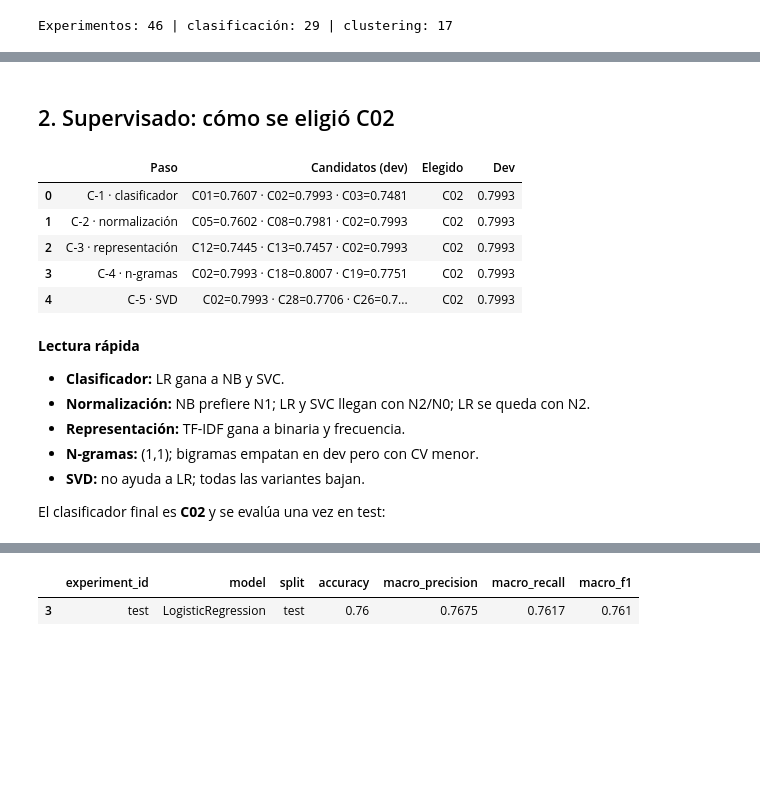
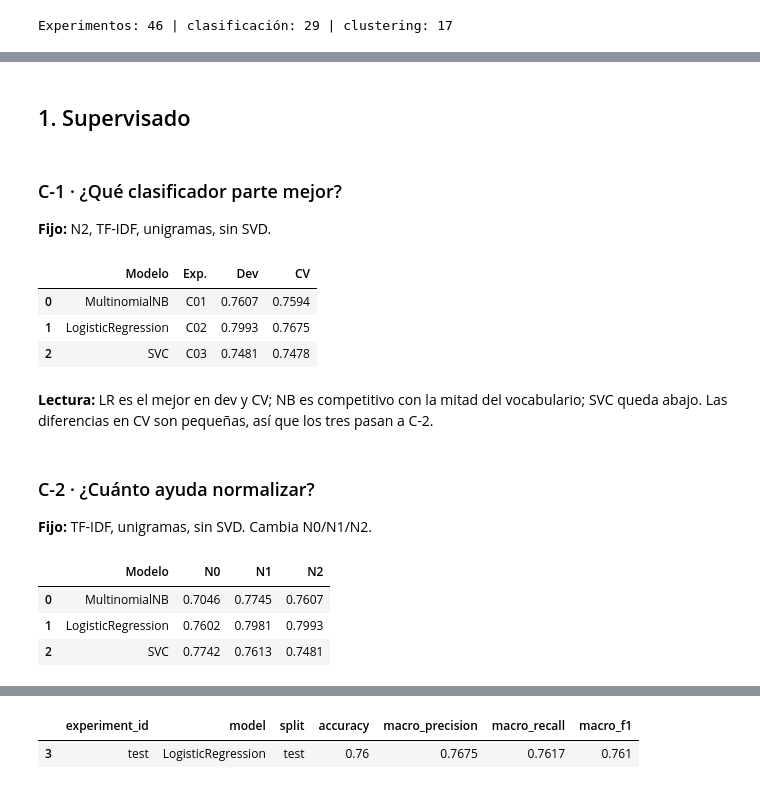
Before and after one commit to Angel788/PracticaMLNoticias, a Jupyter notebook: notebooks/00_etapa2_completo.ipynb, the cells around one changed output, grey strips where cells are left out. Drawn from its saved outputs; the diff is of its cells as text; code cells hidden in the pictures; blank space fills up the shorter version.

```diff
--- a/notebooks/00_etapa2_completo.ipynb
+++ b/notebooks/00_etapa2_completo.ipynb
@@ -78,33 +96,39 @@ Cada experimento se ajusta solo con train, se evalúa en dev y se registra en
-# %% [markdown]
-## 2. Supervisado: cómo se eligió C02
-# %%
-steps = [
-    ("C-1 · clasificador", ["C01", "C02", "C03"], "C02"),
-    ("C-2 · normalización", ["C05", "C08", "C02"], "C02"),
-    ("C-3 · representación", ["C12", "C13", "C02"], "C02"),
-    ("C-4 · n-gramas", ["C02", "C18", "C19"], "C02"),
-    ("C-5 · SVD", ["C02", "C28", "C26", "C27"], "C02"),
-]
-rows = []
-for step, ids, chosen in steps:
-    candidates = " · ".join(f"{i}={dev_macro_f1(get(i)):.4f}" for i in ids)
-    rows.append({"Paso": step, "Candidatos (dev)": candidates,
-                 "Elegido": chosen, "Dev": round(dev_macro_f1(get(chosen)), 4)})
-display(pd.DataFrame(rows))
-# %% [output]
-|  | Paso | Candidatos (dev) | Elegido | Dev |
-| 0 | C-1 · clasificador | C01=0.7607 · C02=0.7993 · C03=0.7481 | C02 | 0.7993 |
-| 1 | C-2 · normalización | C05=0.7602 · C08=0.7981 · C02=0.7993 | C02 | 0.7993 |
-| 2 | C-3 · representación | C12=0.7445 · C13=0.7457 · C02=0.7993 | C02 | 0.7993 |
-| 3 | C-4 · n-gramas | C02=0.7993 · C18=0.8007 · C19=0.7751 | C02 | 0.7993 |
-| 4 | C-5 · SVD | C02=0.7993 · C28=0.7706 · C26=0.7... | C02 | 0.7993 |
-# %% [markdown]
-**Lectura rápida**
-
-- **Clasificador:** LR gana a NB y SVC.
-- **Normalización:** NB prefiere N1; LR y SVC llegan con N2/N0; LR se queda con N2.
-- **Representación:** TF-IDF gana a binaria y frecuencia.
-- **N-gramas:** (1,1); bigramas empatan en dev pero con CV menor.
-- **SVD:** no ayuda a LR; todas las variantes bajan.
-
-El clasificador final es **C02** y se evalúa una vez en test:
+# %% [markdown]
+## 1. Supervisado
+# %% [markdown]
+### C-1 · ¿Qué clasificador parte mejor?
+
+**Fijo:** N2, TF-IDF, unigramas, sin SVD.
+# %%
+display(pd.DataFrame([
+    {"Modelo": "MultinomialNB", "Exp.": "C01", "Dev": dev_f1("C01"), "CV": cv_f1("C01")},
+    {"Modelo": "LogisticRegression", "Exp.": "C02", "Dev": dev_f1("C02"), "CV": cv_f1("C02")},
+    {"Modelo": "SVC", "Exp.": "C03", "Dev": dev_f1("C03"), "CV": cv_f1("C03")},
+]))
+# %% [output]
+|  | Modelo | Exp. | Dev | CV |
+| 0 | MultinomialNB | C01 | 0.7607 | 0.7594 |
+| 1 | LogisticRegression | C02 | 0.7993 | 0.7675 |
+| 2 | SVC | C03 | 0.7481 | 0.7478 |
+# %% [markdown]
+**Lectura:** LR es el mejor en dev y CV; NB es competitivo con la mitad del
+vocabulario; SVC queda abajo. Las diferencias en CV son pequeñas, así que los tres pasan
+a C-2.
+# %% [markdown]
+### C-2 · ¿Cuánto ayuda normalizar?
+
+**Fijo:** TF-IDF, unigramas, sin SVD. Cambia N0/N1/N2.
+# %%
+models = [("MultinomialNB", ["C04", "C07", "C01"]),
+          ("LogisticRegression", ["C05", "C08", "C02"]),
+          ("SVC", ["C06", "C09", "C03"])]
+rows = []
+for model, ids in models:
+    rows.append({"Modelo": model,
+                 "N0": dev_f1(ids[0]), "N1": dev_f1(ids[1]), "N2": dev_f1(ids[2])})
+display(pd.DataFrame(rows))
+# %% [output]
+|  | Modelo | N0 | N1 | N2 |
+| 0 | MultinomialNB | 0.7046 | 0.7745 | 0.7607 |
+| 1 | LogisticRegression | 0.7602 | 0.7981 | 0.7993 |
+| 2 | SVC | 0.7742 | 0.7613 | 0.7481 |
```
Also changed, not shown: parts of 43 cells of this notebook, 3 other files.
